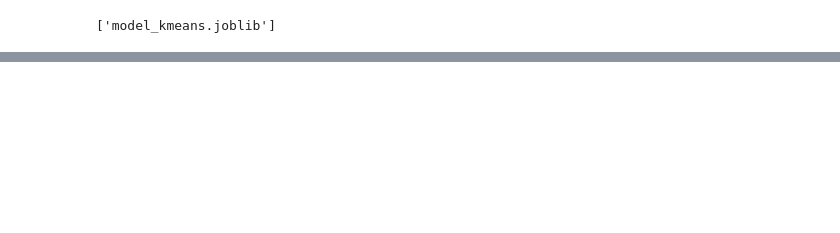
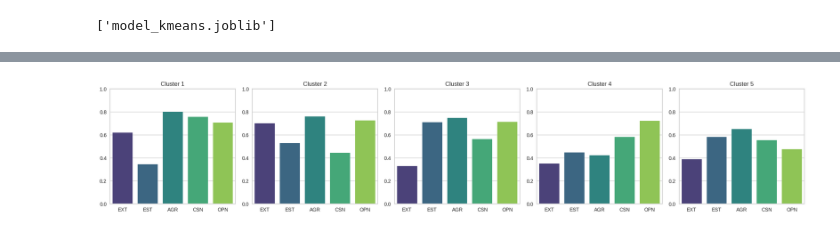
Before and after one commit to C23-PS191-Arvigo/arvigo-ml-big-five-personality, a Jupyter notebook: Jupyter Notebook Code/Personality_KMeans.ipynb, the cells around one changed output, grey strips where cells are left out. Cells and saved outputs as stored; diff of their text form; code cells hidden in the pictures; blank space fills up the shorter version.

```diff
--- a/Jupyter Notebook Code/Personality_KMeans.ipynb
+++ b/Jupyter Notebook Code/Personality_KMeans.ipynb
@@ -133,0 +303,24 @@ df.head()
+# %%
+# Define the clusters
+clusters = df['cluster'].unique()
+
+# Create subplots for each cluster
+fig, axs = plt.subplots(nrows=1, ncols=len(clusters), figsize=(20, 4))
+
+# Loop through each cluster and plot the line plots for each column
+for i, cluster in enumerate(sorted(clusters)):
+    # Get the rows corresponding to the current cluster
+    subset = df[df['cluster'] == cluster]
+    # Calculate the mean for each column
+    means = subset.mean()[:-1]
+    # Plot the mean for each column
+    sns.barplot(x=means.index, y=means, ax=axs[i], palette='viridis')
+    axs[i].set_title(f'Cluster {cluster}')
+    axs[i].set_xlabel('')
+    axs[i].set_ylabel('')
+    axs[i].set_ylim([0, 1])
+
+plt.tight_layout()
+plt.show()
+# %% [output]
+[figure, added]
```
Also changed, not shown: parts of 15 cells of this notebook, 1 other file.
